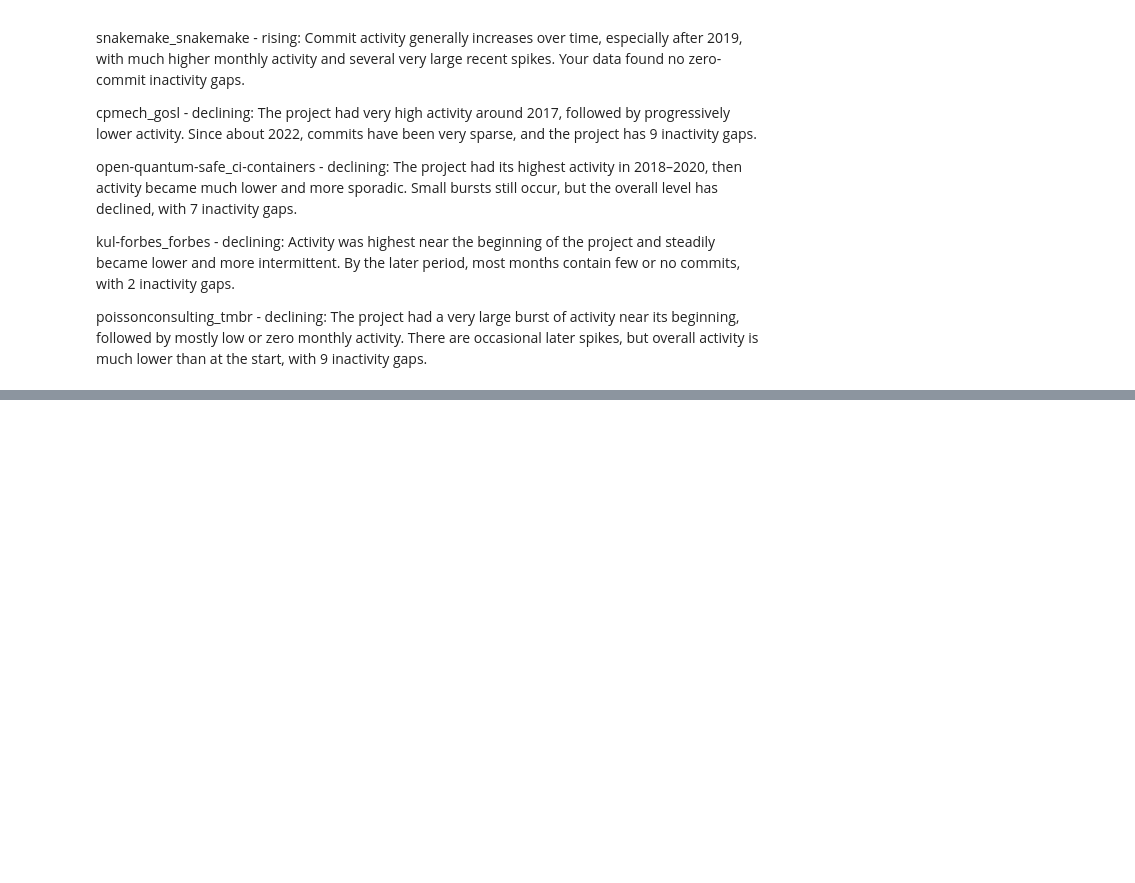
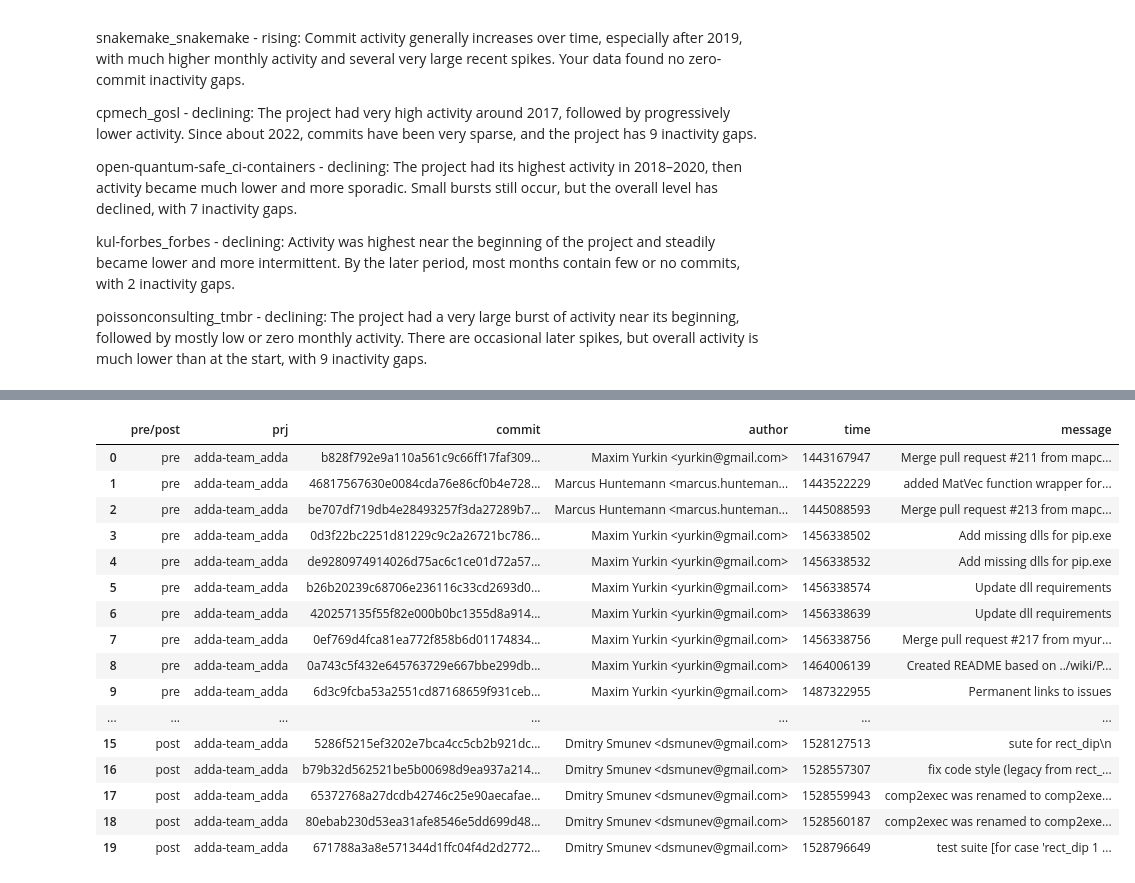
Before and after one commit to Dubu911/MiniProject2, a Jupyter notebook: dkim68_vis.ipynb, the cells around one changed output, grey strips where cells are left out. Saved outputs shown, nothing was run; the diff lists cells and outputs as text; code cells hidden in the pictures; blank space fills up the shorter version.

Commit message:
Complete MiniProject2 Parts 3 and 4

```diff
--- a/dkim68_vis.ipynb
+++ b/dkim68_vis.ipynb
@@ -533,0 +621,51 @@ final_stats.to_csv(
+# %%
+gap_commits = pd.concat(
+    gap_commit_rows,
+    ignore_index=True
+)
+
+gap_commits = gap_commits[
+    [
+        "pre/post",
+        "project_wocid",
+        "commit_sha1",
+        "author",
+        "time",
+        "commit message"
+    ]
+]
+
+gap_commits.columns = [
+    "pre/post",
+    "prj",
+    "commit",
+    "author",
+    "time",
+    "message"
+]
+
+gap_commits.to_csv(
+    "dkim68_project_gap_commits.csv",
+    sep=";",
+    index=False
+)
+
+gap_commits.head(20)
+# %% [output]
+|  | pre/post | prj | commit | author | time | message |
+| 0 | pre | adda-team_adda | b828f792e9a110a561c9c66ff17faf309... | Maxim Yurkin <yurkin@gmail.com> | 1443167947 | Merge pull request #211 from mapc... |
+| 1 | pre | adda-team_adda | 46817567630e0084cda76e86cf0b4e728... | Marcus Huntemann <marcus.hunteman... | 1443522229 | added MatVec function wrapper for... |
+| 2 | pre | adda-team_adda | be707df719db4e28493257f3da27289b7... | Marcus Huntemann <marcus.hunteman... | 1445088593 | Merge pull request #213 from mapc... |
+| 3 | pre | adda-team_adda | 0d3f22bc2251d81229c9c2a26721bc786... | Maxim Yurkin <yurkin@gmail.com> | 1456338502 | Add missing dlls for pip.exe |
+| 4 | pre | adda-team_adda | de9280974914026d75ac6c1ce01d72a57... | Maxim Yurkin <yurkin@gmail.com> | 1456338532 | Add missing dlls for pip.exe |
+| 5 | pre | adda-team_adda | b26b20239c68706e236116c33cd2693d0... | Maxim Yurkin <yurkin@gmail.com> | 1456338574 | Update dll requirements |
+| 6 | pre | adda-team_adda | 420257135f55f82e000b0bc1355d8a914... | Maxim Yurkin <yurkin@gmail.com> | 1456338639 | Update dll requirements |
+| 7 | pre | adda-team_adda | 0ef769d4fca81ea772f858b6d01174834... | Maxim Yurkin <yurkin@gmail.com> | 1456338756 | Merge pull request #217 from myur... |
+| 8 | pre | adda-team_adda | 0a743c5f432e645763729e667bbe299db... | Maxim Yurkin <yurkin@gmail.com> | 1464006139 | Created README based on ../wiki/P... |
+| 9 | pre | adda-team_adda | 6d3c9fcba53a2551cd87168659f931ceb... | Maxim Yurkin <yurkin@gmail.com> | 1487322955 | Permanent links to issues |
+| ... | ... | ... | ... | ... | ... | ... |
+| 15 | post | adda-team_adda | 5286f5215ef3202e7bca4cc5cb2b921dc... | Dmitry Smunev <dsmunev@gmail.com> | 1528127513 | sute for rect_dip\n |
+| 16 | post | adda-team_adda | b79b32d562521be5b00698d9ea937a214... | Dmitry Smunev <dsmunev@gmail.com> | 1528557307 | fix code style (legacy from rect_... |
+| 17 | post | adda-team_adda | 65372768a27dcdb42746c25e90aecafae... | Dmitry Smunev <dsmunev@gmail.com> | 1528559943 | comp2exec was renamed to comp2exe... |
+| 18 | post | adda-team_adda | 80ebab230d53ea31afe8546e5dd699d48... | Dmitry Smunev <dsmunev@gmail.com> | 1528560187 | comp2exec was renamed to comp2exe... |
+| 19 | post | adda-team_adda | 671788a3a8e571344d1ffc04f4d2d2772... | Dmitry Smunev <dsmunev@gmail.com> | 1528796649 | test suite [for case 'rect_dip 1 ... |
```
Also changed, not shown: parts of 14 cells of this notebook, 12 other files.
